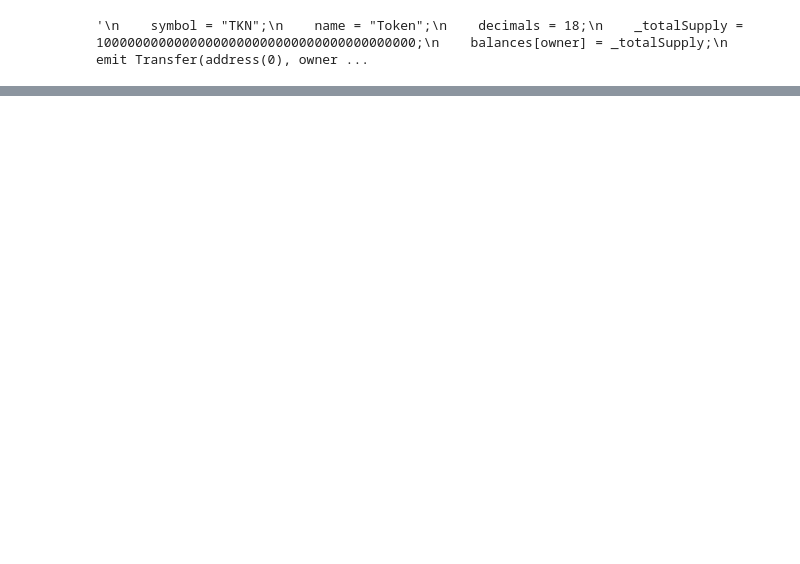
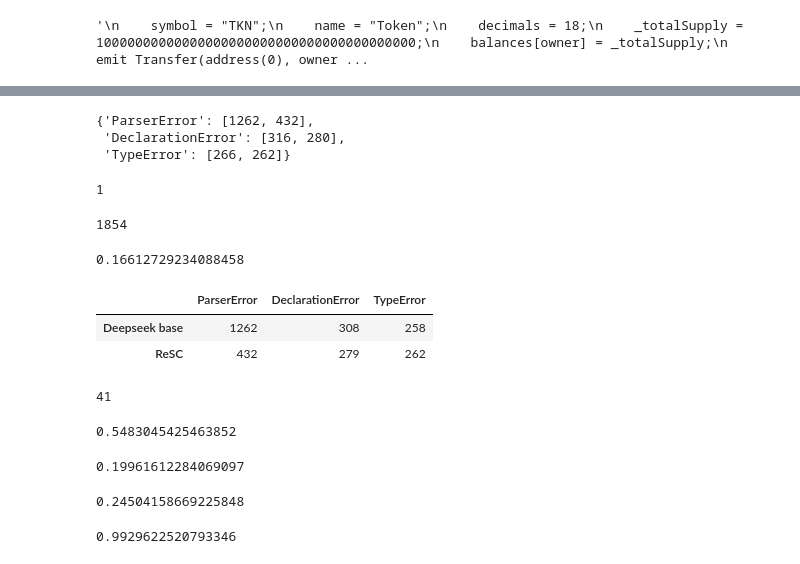
Before and after one commit to echodrift/code-generation, a Jupyter notebook: experiment/playground.ipynb, the cells around one changed output, grey strips where cells are left out. Cells and saved outputs as stored; diff of their text form; code cells hidden in the pictures; blank space fills up the shorter version.

Commit message:
Write docstring and reformat code

```diff
--- a/experiment/playground.ipynb
+++ b/experiment/playground.ipynb
@@ -607,8 +81,0 @@ Name: filled_source_deepseek, Length: 6000, dtype: bool
-# %%
-i = 1
-with open("check.sol", "w") as f:
-    f.write(test_suite1.loc[i, "filled_source_deepseek"])
-with open("check1.sol", "w") as f:
-    f.write(test_suite.loc[i, "filled_source_deepseek"])
-
-test_suite.loc[i, ["contract_name", "func_name"]]
@@ -1027,6 +255,0 @@ refine.head()
-# %%
-i = 2
-with open("check.sol", "w") as f:
-    f.write(refine.loc[i, "source_code"])
-print(refine.loc[i, "deepseek_output"])
-print(refine.loc[i, "compile_info"])
@@ -1226,0 +258,42 @@ codellama.to_csv("codellama.csv", index=False)
+# %%
+import pandas as pd
+error_type = ["ParserError","DeclarationError","TypeError"]
+
+finetune = pd.read_parquet("/home/hieuvd/lvdthieu/CodeGen/data/compile_info/finetune/deepseek_compile_error.parquet", "fastparquet")
+refine = pd.read_parquet("/home/hieuvd/lvdthieu/CodeGen/data/compile_info/refine/deepseek_compile_error.parquet", "fastparquet")
+base = pd.read_parquet("/home/hieuvd/lvdthieu/CodeGen/data/compile_info/base/deepseek_compile_error.parquet", "fastparquet")
+# %%
+stats = {"ParserError": [], "DeclarationError": [], "TypeError": []}
+for i in error_type:
+    stats[i].append(len(base[base["compile_info"].str.contains(i)]))
+# for i in error_type:
+#     stats[i].append(len(finetune[finetune["compile_info"].str.contains(i)]))
+for i in error_type:
+    stats[i].append(len(refine[refine["compile_info"].str.contains(i)]))
+stats
+# %% [output]
+{'ParserError': [1262, 432],
+ 'DeclarationError': [316, 280],
+ 'TypeError': [266, 262]}
+# %%
+print(len(refine[(refine["compile_info"].str.contains("TypeError")) & (refine["compile_info"].str.contains("DeclarationError"))]))
+# %% [output]
+1
+# %%
+len(base[~base["compile_info"].str.contains("<COMPILED_SUCCESSFULLY>")])
+# %% [output]
+1854
+# %%
+(316 - 8)
+# %% [output]
+0.16612729234088458
+# %%
+stats["DeclarationError"][0] -= 8
+stats["TypeError"][0] -= 8
+stats["DeclarationError"][1] -= 1
+df = pd.DataFrame(stats, index=["Deepseek base", "ReSC"])
+df
+# %% [output]
+|  | ParserError | DeclarationError | TypeError |
+| Deepseek base | 1262 | 308 | 258 |
+| ReSC | 432 | 279 | 262 |
@@ -1226,0 +325,23 @@ codellama.to_csv("codellama.csv", index=False)
+# %%
+len(deepseek[deepseek["TypeError"] & deepseek["DeclarationError"]])
+# %% [output]
+41
+# %%
+len(deepseek[deepseek["ParserError"]]) / len(deepseek[~deepseek["compile_info"].str.contains("<COMPILED_SUCCESSFULLY>")])
+# %% [output]
+0.5483045425463852
+# %%
+(len(deepseek[deepseek["TypeError"]]) - 20) / len(deepseek[~deepseek["compile_info"].str.contains("<COMPILED_SUCCESSFULLY>")])
+# %% [output]
+0.19961612284069097
+# %%
+(len(deepseek[deepseek["DeclarationError"]]) - 21) / len(deepseek[~deepseek["compile_info"].str.contains("<COMPILED_SUCCESSFULLY>")])
+# %% [output]
+0.24504158669225848
+# %%
+x = len(deepseek[deepseek["ParserError"]]) / len(deepseek[~deepseek["compile_info"].str.contains("<COMPILED_SUCCESSFULLY>")]) + \
+(len(deepseek[deepseek["TypeError"]]) - 20) / len(deepseek[~deepseek["compile_info"].str.contains("<COMPILED_SUCCESSFULLY>")]) + \
+(len(deepseek[deepseek["DeclarationError"]]) - 21) / len(deepseek[~deepseek["compile_info"].str.contains("<COMPILED_SUCCESSFULLY>")])
+x
+# %% [output]
+0.9929622520793346
```
Also changed, not shown: parts of 101 cells of this notebook, 2 other files.
